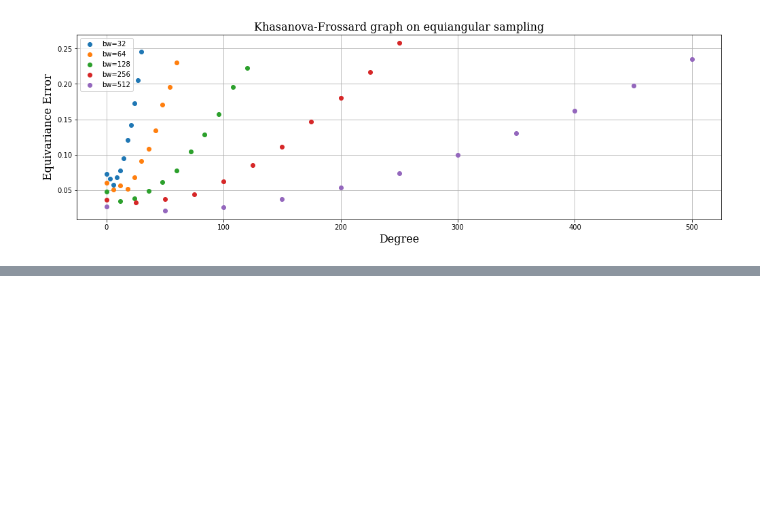
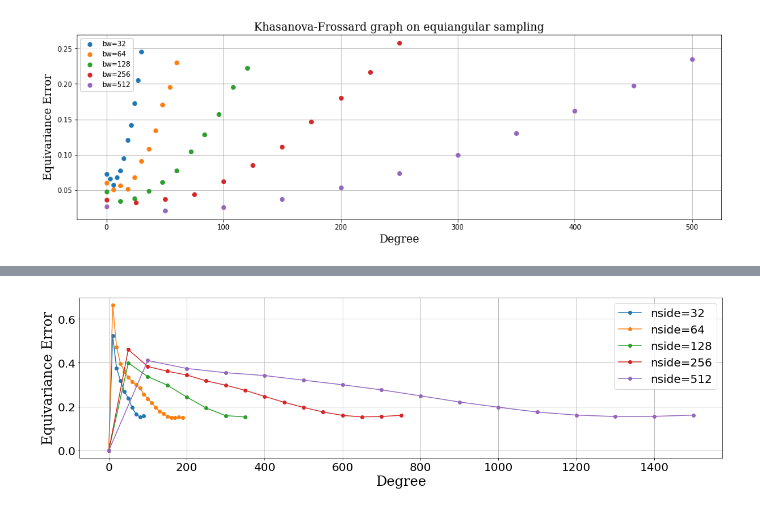
Before and after one commit to deepsphere/paper-deepsphere-iclr2020, a Jupyter notebook: notebooks/Figures.ipynb, the cells around one changed output, grey strips where cells are left out. Saved outputs shown, nothing was run; the diff lists cells and outputs as text; code cells hidden in the pictures; blank space fills up the shorter version.

```diff
--- a/notebooks/Figures.ipynb
+++ b/notebooks/Figures.ipynb
@@ -200,0 +235,36 @@ plt.show()
+# %%
+plt.rcParams['figure.figsize'] = (17, 5)
+font = {'family': 'serif',
+        'color':  'black',
+        'weight': 'normal',
+        'size': 24,
+        }
+
+
+font_x = {'family': 'serif',
+        'color':  'black',
+        'weight': 'normal',
+        'size': 24,
+        }
+# %%
+nsides = [32, 64, 128, 256, 512]
+equiv_error = pickle.load(open('V1 - ||Lf||.pickle', 'rb'))
+for nside in nsides:
+    lmax = 3*nside-1
+
+
+    degrees = np.arange(0, lmax+1, degree_step[nside])
+
+    plt.plot(degrees, equiv_error[nside], 'o-', label='nside={}'.format(nside))
+
+plt.xlabel('Degree', fontdict=font_x)
+plt.ylabel('Equivariance Error', fontdict=font)
+plt.tick_params(axis='both', which='major', labelsize=20)
+
+plt.grid()
+plt.legend(prop={'size': 20})
+plt.tight_layout()
+plt.savefig("V1.pdf")
+plt.show()
+# %% [output]
+[figure, added]
```
Also changed, not shown: parts of 8 cells of this notebook, 11 other files.
